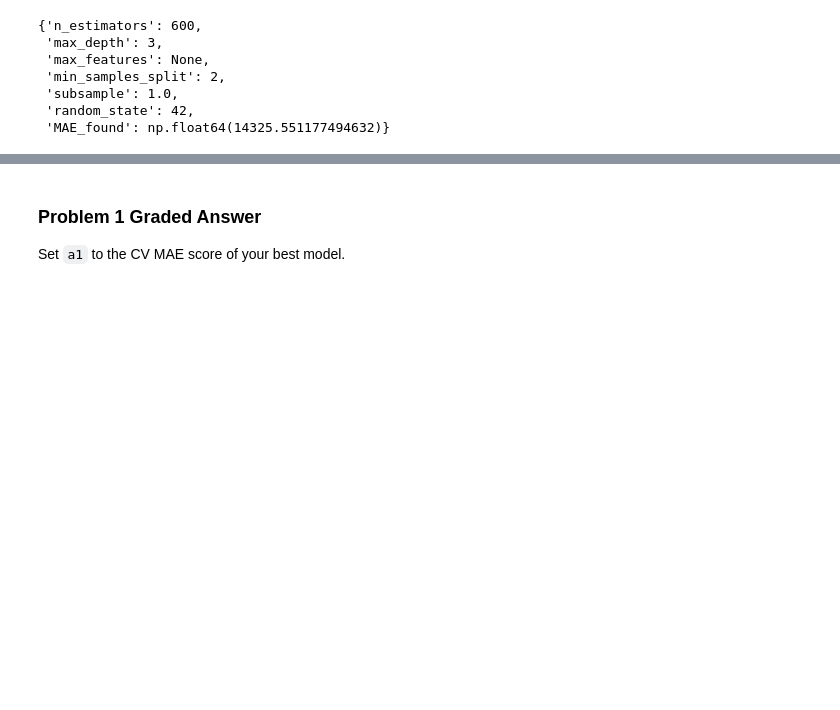
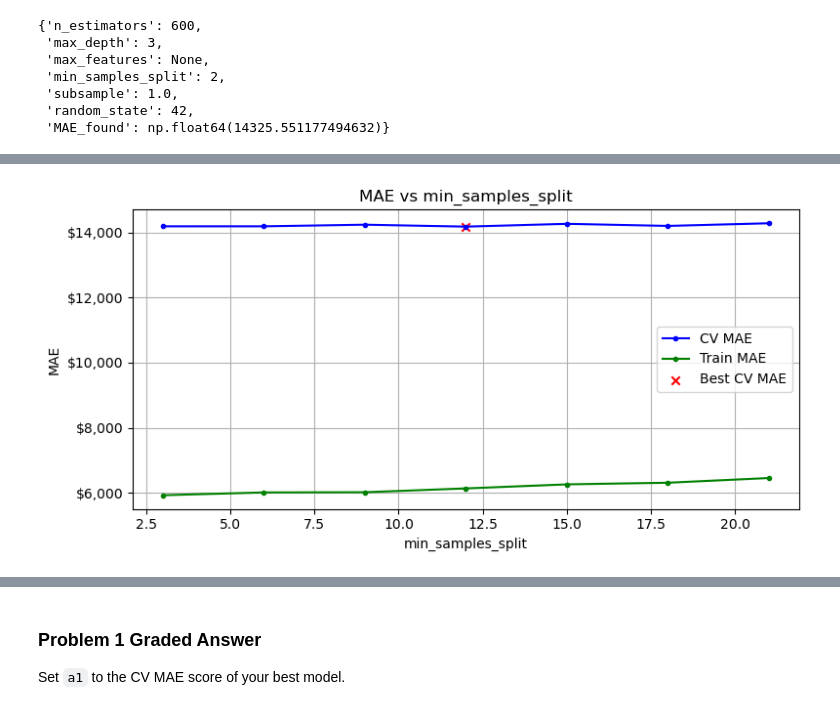
Before and after one commit to keshleem/dx603-homework7, a Jupyter notebook: Homework_07.ipynb, the cells around one changed output, grey strips where cells are left out. Drawn from its saved outputs; the diff is of its cells as text; code cells hidden in the pictures; blank space fills up the shorter version.

```diff
--- a/Homework_07.ipynb
+++ b/Homework_07.ipynb
@@ -560,7 +598,21 @@ n_estimators (Course): 3, CV MAE: $14,325.55]
 # %%
-
-
 # #### 4. Sweep `min_samples_split`
 
 # * Try small integer ranges (e.g., 2–15 step 3–5)
 # * Avoid large ranges
+
+min_samples_range = list(range(3, 24, 3))
+
+Params_GB = sweep_parameter(
+  model=GradientBoostingRegressor,
+  Parameters=Params_GB,
+  param='min_samples_split',
+  parameter_list=min_samples_range,
+  X_train=X_train,
+  y_train=y_train,
+  verbose=True,
+  n_repeats=2,
+  n_jobs=1
+)
+# %% [output]
+[figure, added]
```
Also changed, not shown: parts of 7 cells of this notebook.
